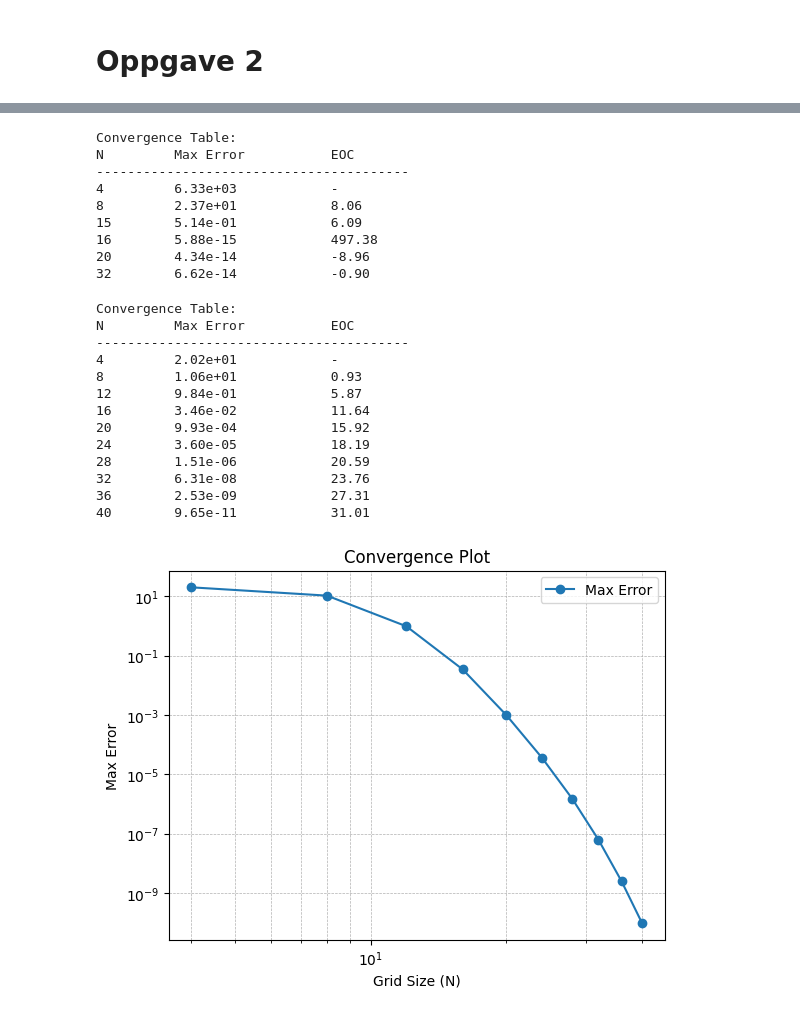
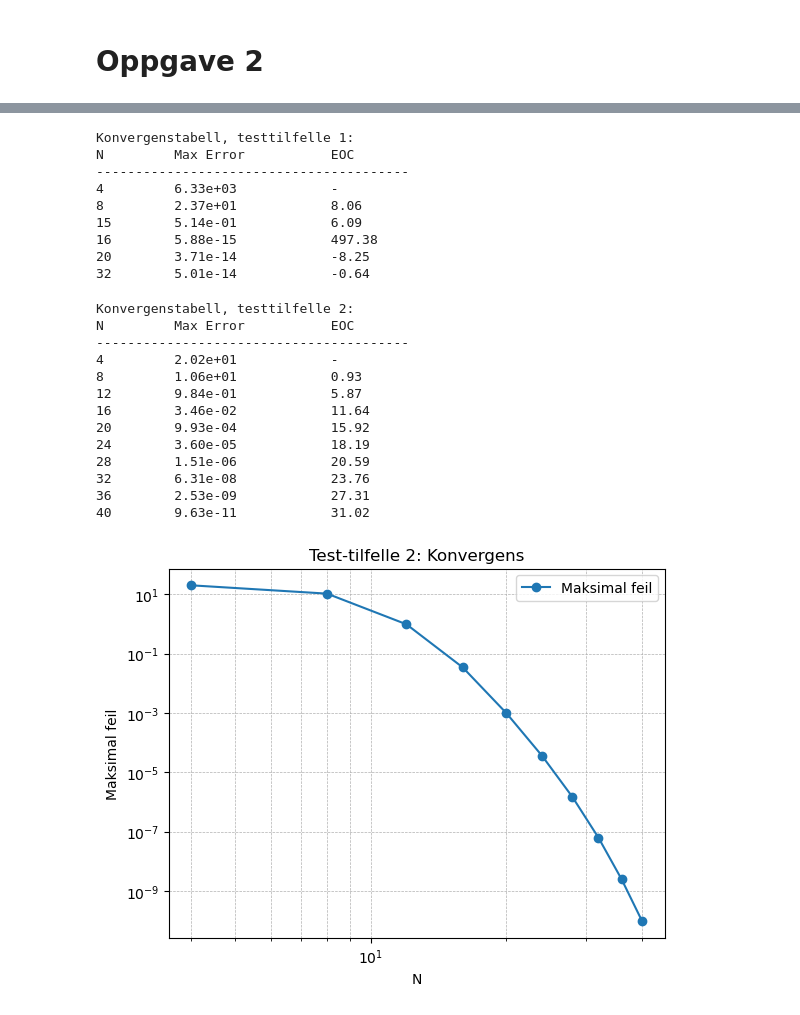
Before and after one commit to marieke-vaske/VitBer-InMat, a Jupyter notebook: Task2.ipynb, the cells around one changed output, grey strips where cells are left out. Saved outputs shown, nothing was run; the diff lists cells and outputs as text; code cells hidden in the pictures.

```diff
--- a/Task2.ipynb
+++ b/Task2.ipynb
@@ -78,31 +96,37 @@ F2_func = sp.lambdify((x, y, c), F2_simplified, "numpy")
 # %%
+# Definerer funksjoner og verdier for første test-tilfelle
 def U1_exact(x, y):
     return np.sin(8*(x-1))*np.cos(4*y)
 
 c1 = 1
 Ns = [4, 8, 15, 16, 20, 32]
+
 errors = []
 hs = []
+
 for N in Ns:
     x, y = np.linspace(0, 2*np.pi, N, endpoint=False), np.linspace(0, 4*np.pi, 2*N, endpoint=False)
     X, Y = np.meshgrid(x, y)
+
     F1_funco = lambda X, Y: F1_func(X, Y, c1)
     F1_numeric = F1_funco(X, Y)
 
     U1_numeric = biharmonic_solver(X, Y, F1_numeric, c1)
-    max_error = np.max(np.abs(U1_numeric - U1_exact(X, Y)))
+
+    max_error = np.max(np.abs(U1_numeric - U1_exact(X, Y)))     # Beregner feilen mellom numerisk og eksakt løsning
     errors.append(max_error)
     hs.append(2*np.pi / N)
 
 
-# Compute EOC
+# Beregner EOC
 eocs = []
+
 for i in range(1, len(errors)):
-    eoc = np.log(errors[i] / errors[i-1]) / np.log(hs[i] / hs[i-1])
+    eoc = np.log(errors[i] / errors[i-1]) / np.log(hs[i] / hs[i-1]) # Beregner EOC
     eocs.append(eoc)
 
-# Print results in a table
-print("\nConvergence Table:")
+# Printer resultater i tabell
+print("\nKonvergenstabell, testtilfelle 1:")
 print(f"{'N':<10}{'Max Error':<20}{'EOC':<10}")
 print("-" * 40)
 for i, N in enumerate(Ns):
@@ -111,72 +135,79 @@ for i, N in enumerate(Ns):
     else:
         print(f"{N:<10}{errors[i]:<20.2e}{eocs[i-1]:<10.2f}")
 # %% [output]
-Convergence Table:
+Konvergenstabell, testtilfelle 1:
 N         Max Error           EOC
 ----------------------------------------
 4         6.33e+03            -
 8         2.37e+01            8.06
 15        5.14e-01            6.09
 16        5.88e-15            497.38
-20        4.34e-14            -8.96
-32        6.62e-14            -0.90
+20        3.71e-14            -8.25
+32        5.01e-14            -0.64
 # %%
+# Definerer funksjoner og verdier for første test-tilfelle
 def U2_exact(x, y):
     return np.exp(np.sin(x)**2 + np.cos(2*y))
 
 c2 = 0
 Ns = np.arange(4, 44, 4)
+
 errors = []
 hs = []
+
 for N in Ns:
     x, y = np.linspace(0, 2*np.pi, N, endpoint=False), np.linspace(0, 4*np.pi, 2*N, endpoint=False)
     X, Y = np.meshgrid(x, y)
+
     F2_funco = lambda X, Y: F2_func(X, Y, c2)
     F2_numeric = F2_funco(X, Y)
 
     U2_numeric = biharmonic_solver(X, Y, F2_numeric, c2, np.mean(U2_exact(X, Y)))
-    max_error = np.max(np.abs(U2_numeric - U2_exact(X, Y)))
+
+    max_error = np.max(np.abs(U2_numeric - U2_exact(X, Y)))         # Beregner feilen mellom numerisk og eksakt løsning
     errors.append(max_error)
     hs.append(2*np.pi / N)
 
-# Compute EOC
+# Beregner EOC
 eocs = []
+
 for i in range(1, len(errors)):
     eoc = np.log(errors[i] / errors[i-1]) / np.log(hs[i] / hs[i-1])
     eocs.append(eoc)
 
-# Print results in a table
-print("\nConvergence Table:")
+# Printer resultater i tabell
+print("\nKonvergenstabell, testtilfelle 2:")
 print(f"{'N':<10}{'Max Error':<20}{'EOC':<10}")
 print("-" * 40)
 for i, N in enumerate(Ns):
     if i == 0:
         print(f"{N:<10}{errors[i]:<20.2e}{'-':<10}")
     else:
         print(f"{N:<10}{errors[i]:<20.2e}{eocs[i-1]:<10.2f}")
 
 
+# Plotter maksimal feil som funksjon av grid-størrelse
 plt.figure()
-plt.loglog(Ns, errors, marker='o', label='Max Error')
-plt.xlabel('Grid Size (N)')
-plt.ylabel('Max Error')
-plt.title('Convergence Plot')
+plt.loglog(Ns, errors, marker='o', label='Maksimal feil')
+plt.xlabel('N')
+plt.ylabel('Maksimal feil')
+plt.title('Test-tilfelle 2: Konvergens')
 plt.grid(True, which="both", linestyle="--", linewidth=0.5)
 plt.legend()
 plt.show()
 # %% [output]
-Convergence Table:
+Konvergenstabell, testtilfelle 2:
 N         Max Error           EOC
 ----------------------------------------
 4         2.02e+01            -
 8         1.06e+01            0.93
 12        9.84e-01            5.87
 16        3.46e-02            11.64
 20        9.93e-04            15.92
 24        3.60e-05            18.19
 28        1.51e-06            20.59
 32        6.31e-08            23.76
 36        2.53e-09            27.31
-40        9.65e-11            31.01
+40        9.63e-11            31.02
-[figure, old version]
+[figure, new version]
 # %%
```
Also changed, not shown: parts of 6 cells of this notebook, 2 other files.
